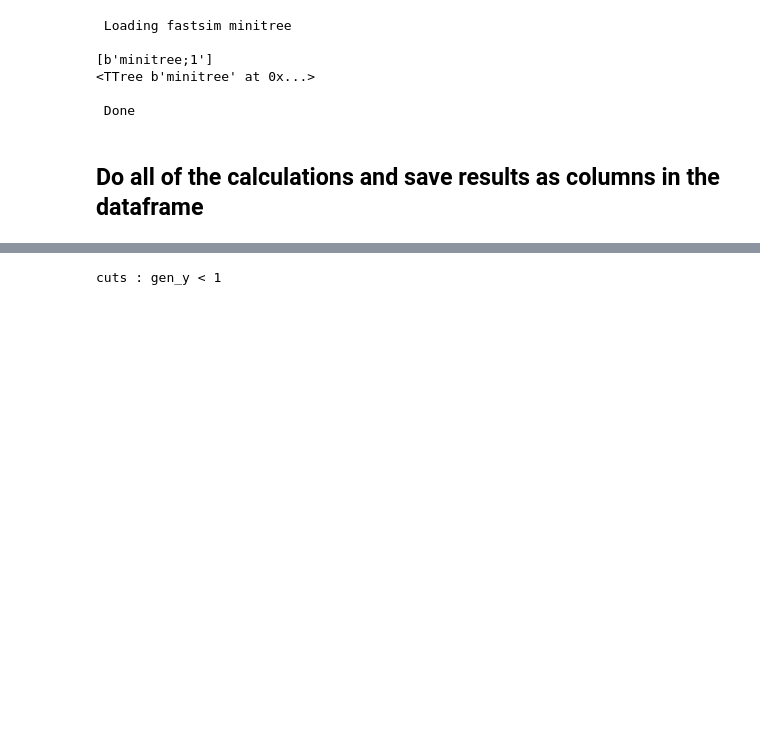
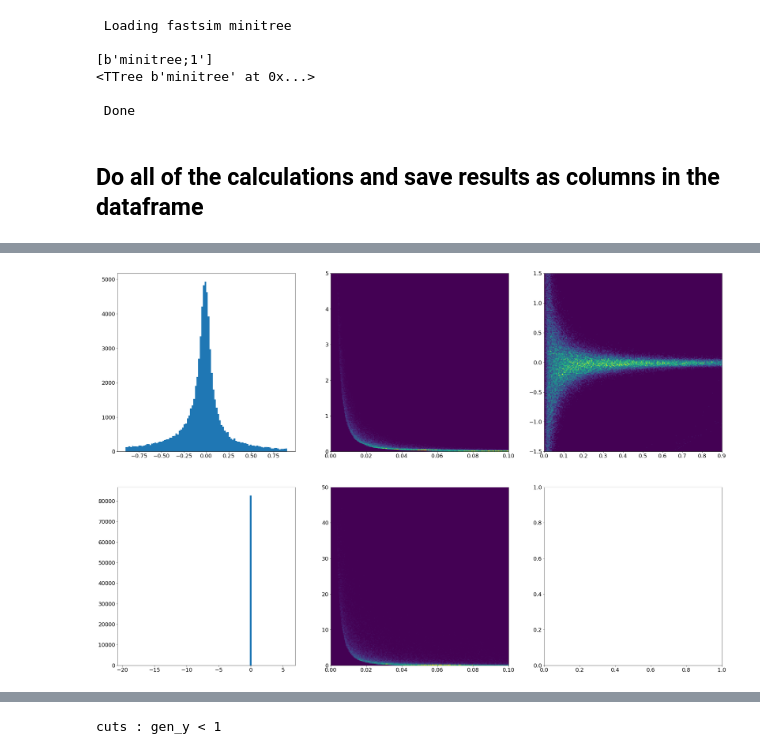
Before and after one commit to owen234/DIS-reco, a Jupyter notebook: electron-resolution-study.ipynb, the cells around one changed output, grey strips where cells are left out. Cells and saved outputs as stored; diff of their text form; code cells hidden in the pictures; blank space fills up the shorter version.

```diff
--- a/electron-resolution-study.ipynb
+++ b/electron-resolution-study.ipynb
@@ -71,6 +71,8 @@ def do_calculations( df ):
     temp['e_eta'] = -1.0 * np.log( np.tan( temp['e_theta'] / 2. ))
     temp['gen_e_Empz'] = temp['gen_e_e'] - temp['gen_e_pz']
 
+    temp.eval( 's = 4*27.6*920', inplace=True)
+
 
     temp.eval( 'dx_e_norm = (x_e - gen_x) / gen_x', inplace=True )
 
@@ -81,8 +83,27 @@ def do_calculations( df ):
     temp.eval( 'de_e_norm = (e_e - gen_e_e)/gen_e_e', inplace=True )
     temp.eval( 'de_Empz_norm = (e_e - e_pz - (gen_e_e - gen_e_pz))/(gen_e_e - gen_e_pz)', inplace=True )
     temp.eval( 'de_pz_norm = (e_pz-gen_e_pz)/gen_e_pz', inplace=True )
+    temp.eval( 'de_eta_norm = (e_eta-gen_e_eta)/gen_e_eta', inplace=True )
+    temp.eval( 'de_theta_norm = (e_theta-gen_e_theta)/gen_e_theta', inplace=True )
+
+    temp['dx_e_norm_over_de_Empz_norm'] = temp['dx_e_norm'] / temp['de_Empz_norm']
+
+    temp['dx_e_norm_over_de_pt_norm'] = temp['dx_e_norm'] / temp['de_pt_norm']
 
 
+    temp.eval('partial_x_wrt_E = gen_x/gen_e_e + (gen_x/gen_y)*(sin(gen_e_theta/2)*sin(gen_e_theta/2)/27.6)', inplace=True )
+
+    temp.eval('partial_x_wrt_E__times__dE = partial_x_wrt_E * (e_e-gen_e_e)', inplace = True )
+
+    temp.eval('partial_x_wrt_E__times__dE__over__x = partial_x_wrt_E * (e_e-gen_e_e) / gen_x', inplace = True )
+
+
+    temp.eval('partial_x_wrt_theta = gen_x * gen_e_e * ( 1/(gen_y * beam_electron_energy) - 4 * beam_electron_energy / gen_Q2 ) * sin(gen_e_theta/2) * cos(gen_e_theta/2)', inplace = True )
+
+    temp.eval('partial_x_wrt_theta__times__dtheta = partial_x_wrt_theta * (e_theta-gen_e_theta)', inplace = True )
+
+    temp.eval('partial_x_wrt_theta__times__dtheta__over__x = partial_x_wrt_theta * (e_theta-gen_e_theta) / gen_x', inplace = True )
+
     return temp
 # %%
 mc = do_calculations( mc )
@@ -89,3 +144,18 @@ mc = do_calculations( mc )
+# %%
+cuts = 'gen_y < 1'
+
+fig,ax = plt.subplots(2,3,figsize=(36,24))
+
+ax[0][0].hist( mc.query(cuts)['partial_x_wrt_E__times__dE__over__x'], range=[-0.9,0.9], bins=100)
+ax[0][1].hist2d( mc.query(cuts)['gen_y'], mc.query(cuts)['partial_x_wrt_E'], range=([0,0.1],[0,5]), bins=200  )
+ax[0][2].hist2d( mc.query(cuts)['gen_y'], mc.query(cuts)['partial_x_wrt_E__times__dE__over__x'], range=([0,0.9],[-1.5,1.5]), bins=200  )
+
+ax[1][0].hist( mc.query(cuts)['partial_x_wrt_theta__times__dtheta__over__x'], bins=100)
+ax[1][1].hist2d( mc.query(cuts)['gen_y'], mc.query(cuts)['partial_x_wrt_theta'], range=([0,0.1],[0,50]), bins=200  )
+
+plt.show()
+# %% [output]
+[figure, added]
 # %%
 mc[['e_e','gen_e_e','e_pt','gen_e_pt','e_pz','gen_e_pz','de_pt_norm','de_e_norm','de_Empz_norm','de_pz_norm']]
 # %% [output]
```
Also changed, not shown: parts of 5 cells of this notebook.
